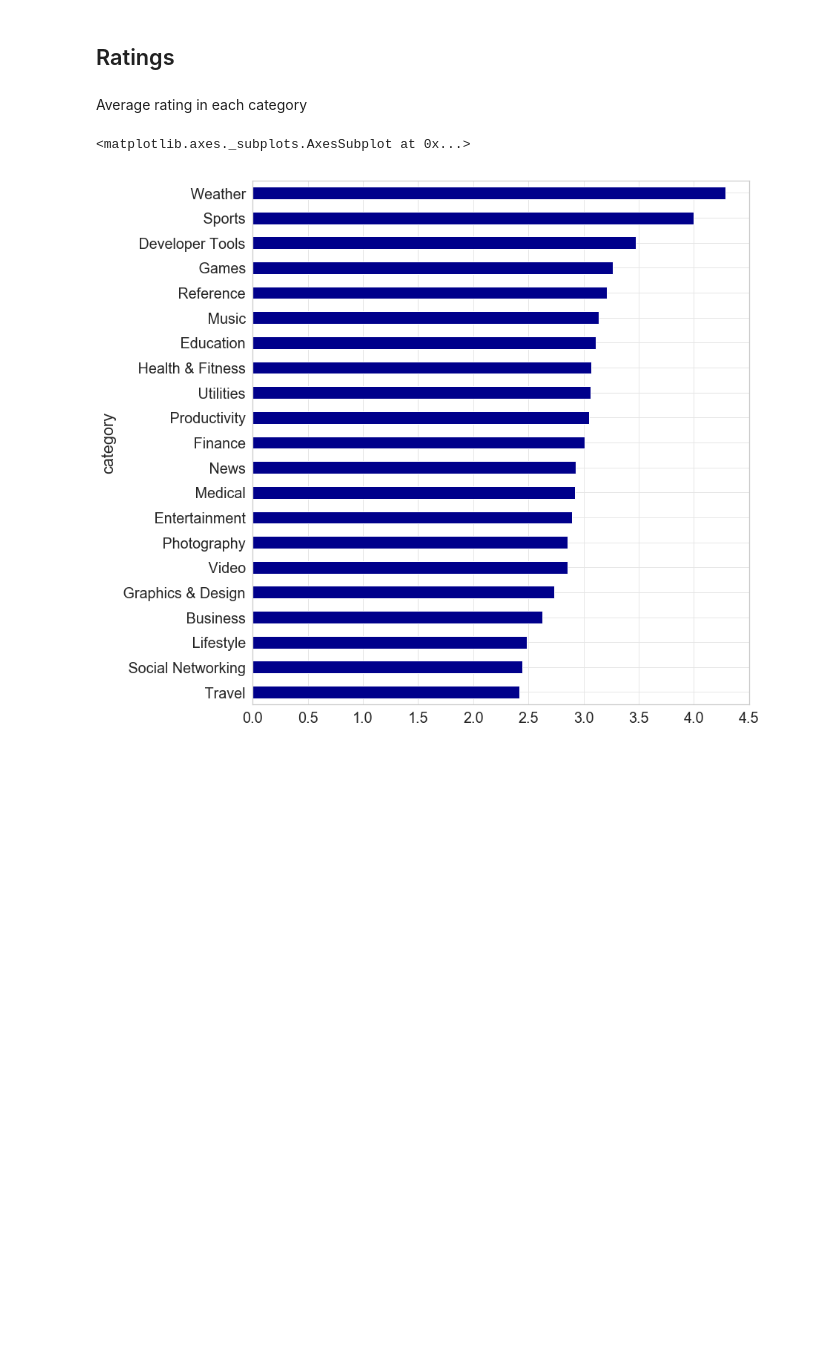
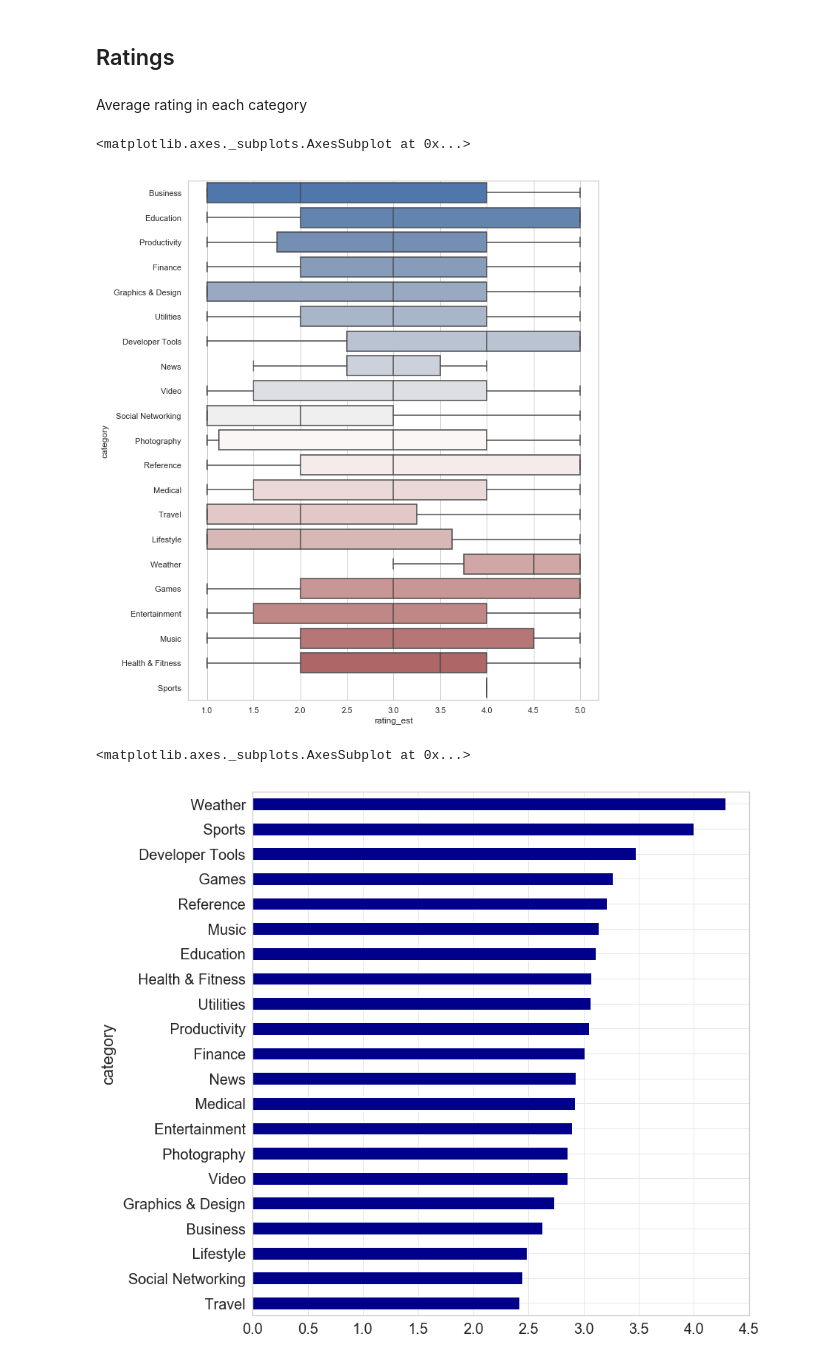
Before and after one commit to drucilal/Scraping_AppleMac_Store, a Jupyter notebook: Mac_EDA.ipynb, the cells around one changed output. Drawn from its saved outputs; the diff is of its cells as text; code cells hidden in the pictures; blank space fills up the shorter version.

```diff
--- a/Mac_EDA.ipynb
+++ b/Mac_EDA.ipynb
@@ -385,6 +377,15 @@ Findings : Majority of education apps are free. Fortunately, students are expose
 ## Ratings
 # %% [markdown]
 Average rating in each category
+# %%
+ax.xaxis.grid(True)
+ax.set(ylabel="")
+sns.despine(trim=True, left=True)
+sns.boxplot(x="rating_est", y="category", data=filtered_rating,
+            whis="range", palette="vlag")
+# %% [output]
+<matplotlib.axes._subplots.AxesSubplot at 0x...>
+[figure, added]
 # %%
 mac.avg_plot(filtered_rating, 'category', 'rating_est', 'darkblue')
 # %% [output]
```
Also changed, not shown: parts of 27 cells of this notebook, 1 other file.
